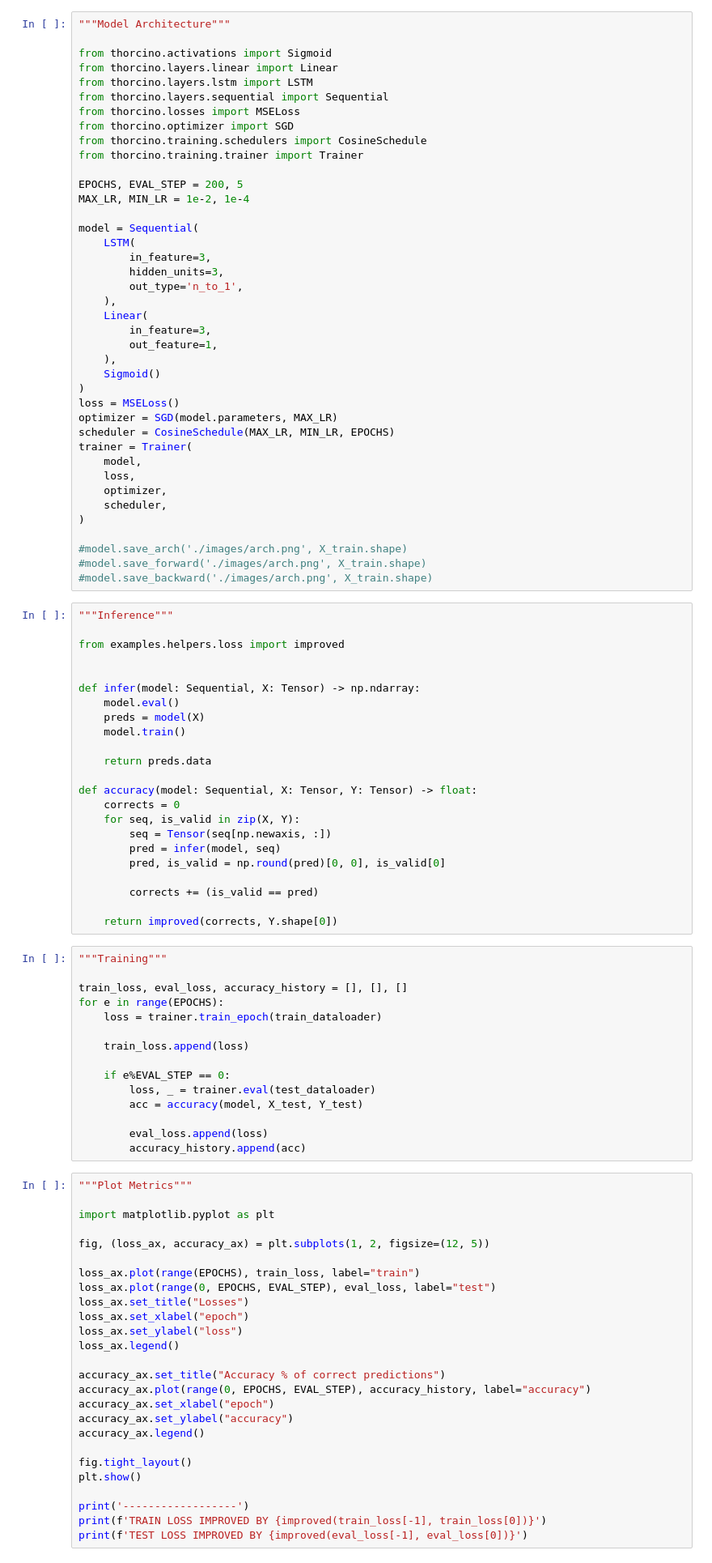
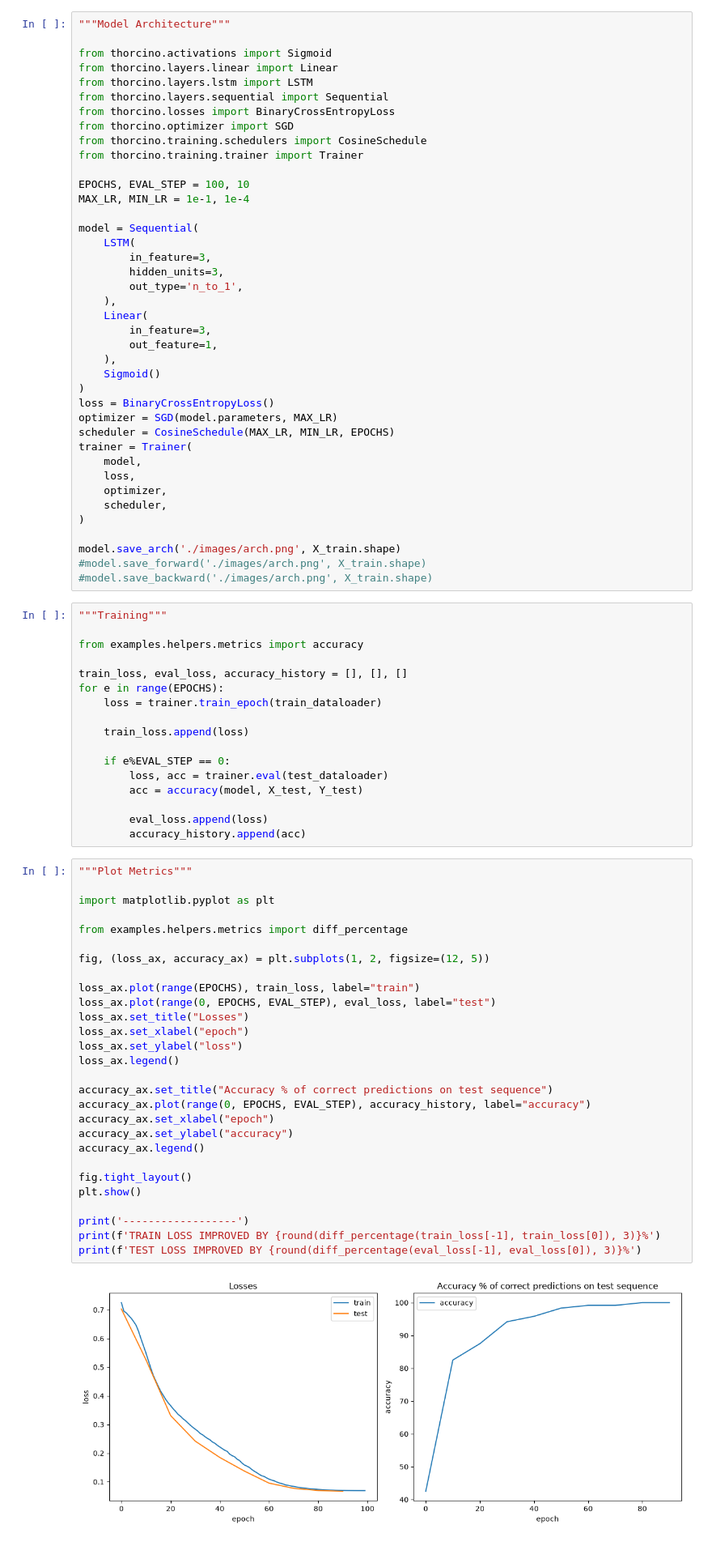
Before and after one commit to cecinuga/thorcino, a Jupyter notebook: examples/recurrent/lstm/main.ipynb, the cells around one changed output. Shown at 81% size. Drawn from its saved outputs; the diff is of its cells as text.

```diff
--- a/examples/recurrent/lstm/main.ipynb
+++ b/examples/recurrent/lstm/main.ipynb
@@ -191,13 +187,13 @@ from thorcino.activations import Sigmoid
 from thorcino.layers.linear import Linear
 from thorcino.layers.lstm import LSTM
 from thorcino.layers.sequential import Sequential
-from thorcino.losses import MSELoss
+from thorcino.losses import BinaryCrossEntropyLoss
 from thorcino.optimizer import SGD
 from thorcino.training.schedulers import CosineSchedule
 from thorcino.training.trainer import Trainer
 
-EPOCHS, EVAL_STEP = 200, 5
-MAX_LR, MIN_LR = 1e-2, 1e-4
+EPOCHS, EVAL_STEP = 100, 10
+MAX_LR, MIN_LR = 1e-1, 1e-4
 
 model = Sequential(
     LSTM(
@@ -211,7 +207,7 @@ model = Sequential(
     ),
     Sigmoid()
 )
-loss = MSELoss()
+loss = BinaryCrossEntropyLoss()
 optimizer = SGD(model.parameters, MAX_LR)
 scheduler = CosineSchedule(MAX_LR, MIN_LR, EPOCHS)
 trainer = Trainer(
@@ -221,34 +217,13 @@ trainer = Trainer(
     scheduler,
 )
 
-#model.save_arch('./images/arch.png', X_train.shape)
+model.save_arch('./images/arch.png', X_train.shape)
 #model.save_forward('./images/arch.png', X_train.shape)
 #model.save_backward('./images/arch.png', X_train.shape)
-# %%
-"""Inference"""
-
-from examples.helpers.loss import improved
-
-
-def infer(model: Sequential, X: Tensor) -> np.ndarray:
-    model.eval()
-    preds = model(X)
-    model.train()
-
-    return preds.data
-
-def accuracy(model: Sequential, X: Tensor, Y: Tensor) -> float:
-    corrects = 0
-    for seq, is_valid in zip(X, Y):
-        seq = Tensor(seq[np.newaxis, :])
-        pred = infer(model, seq)
-        pred, is_valid = np.round(pred)[0, 0], is_valid[0]
-
-        corrects += (is_valid == pred)
-
-    return improved(corrects, Y.shape[0])
 # %%
 """Training"""
+
+from examples.helpers.metrics import accuracy
 
 train_loss, eval_loss, accuracy_history = [], [], []
 for e in range(EPOCHS):
@@ -257,7 +232,7 @@ for e in range(EPOCHS):
     train_loss.append(loss)
 
     if e%EVAL_STEP == 0:
-        loss, _ = trainer.eval(test_dataloader)
+        loss, acc = trainer.eval(test_dataloader)
         acc = accuracy(model, X_test, Y_test)
 
         eval_loss.append(loss)
@@ -265,26 +240,30 @@ for e in range(EPOCHS):
 # %%
 """Plot Metrics"""
 
 import matplotlib.pyplot as plt
+
+from examples.helpers.metrics import diff_percentage
 
 fig, (loss_ax, accuracy_ax) = plt.subplots(1, 2, figsize=(12, 5))
 
 loss_ax.plot(range(EPOCHS), train_loss, label="train")
 loss_ax.plot(range(0, EPOCHS, EVAL_STEP), eval_loss, label="test")
 loss_ax.set_title("Losses")
 loss_ax.set_xlabel("epoch")
 loss_ax.set_ylabel("loss")
 loss_ax.legend()
 
-accuracy_ax.set_title("Accuracy % of correct predictions")
+accuracy_ax.set_title("Accuracy % of correct predictions on test sequence")
 accuracy_ax.plot(range(0, EPOCHS, EVAL_STEP), accuracy_history, label="accuracy")
 accuracy_ax.set_xlabel("epoch")
 accuracy_ax.set_ylabel("accuracy")
 accuracy_ax.legend()
 
 fig.tight_layout()
 plt.show()
 
 print('------------------')
-print(f'TRAIN LOSS IMPROVED BY {improved(train_loss[-1], train_loss[0])}')
-print(f'TEST LOSS IMPROVED BY {improved(eval_loss[-1], eval_loss[0])}')
+print(f'TRAIN LOSS IMPROVED BY {round(diff_percentage(train_loss[-1], train_loss[0]), 3)}%')
+print(f'TEST LOSS IMPROVED BY {round(diff_percentage(eval_loss[-1], eval_loss[0]), 3)}%')
+# %% [output]
+[figure, added]
```
Also changed, not shown: parts of 6 cells of this notebook, 3 other files.
